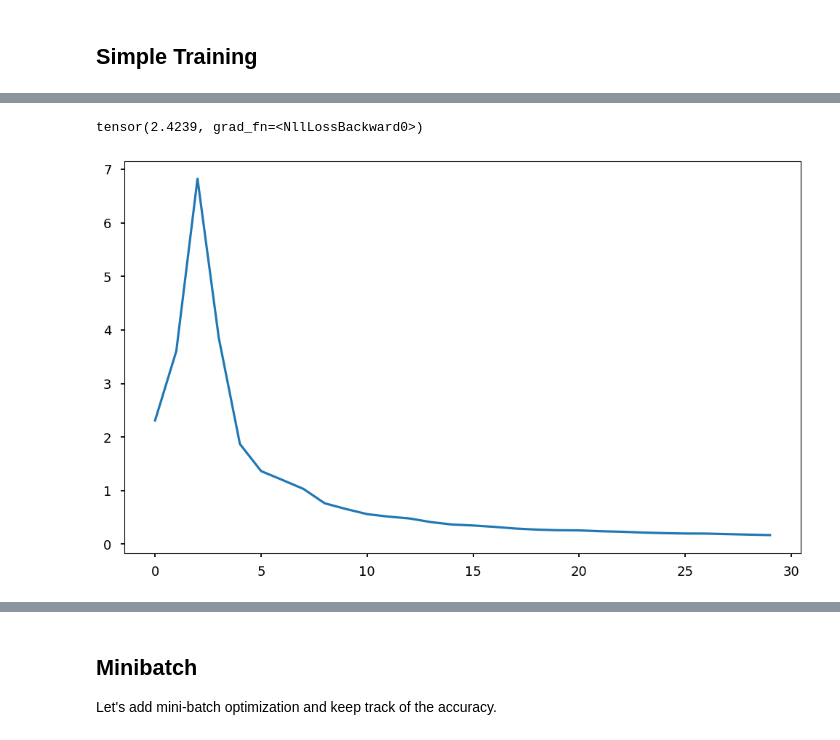
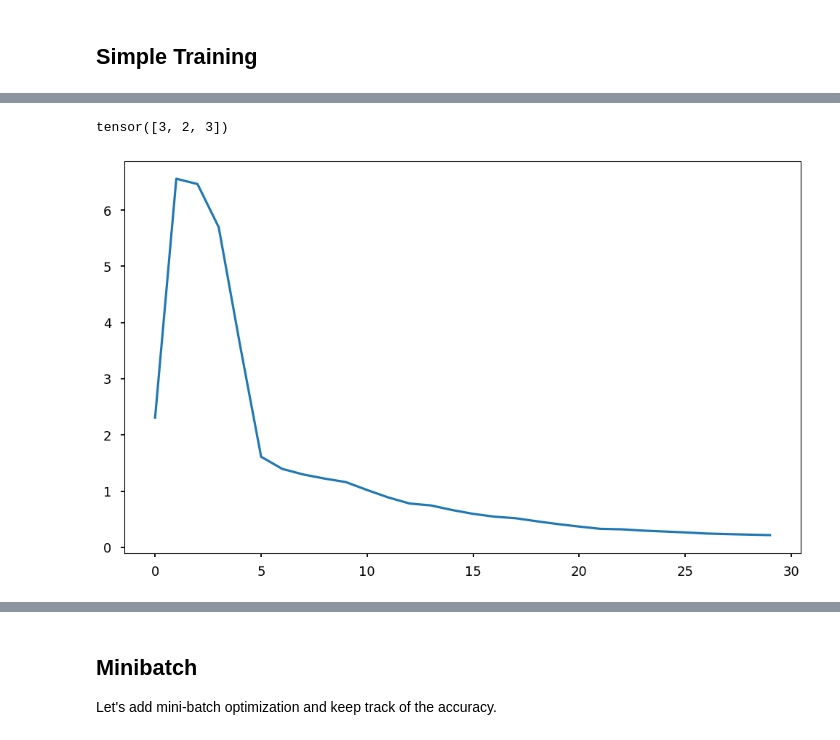
Before and after one commit to sraeisi/MachineLearning_Physics, a Jupyter notebook: 2/MLP_NN_ModelEvaluationa&Tuning.ipynb, the cells around one changed output, grey strips where cells are left out. Drawn from its saved outputs; the diff is of its cells as text; code cells hidden in the pictures.

```diff
--- a/2/MLP_NN_ModelEvaluationa&Tuning.ipynb
+++ b/2/MLP_NN_ModelEvaluationa&Tuning.ipynb
@@ -170,32 +170,33 @@ net = Net()
 
 optimizer = optim.Adam(net.parameters(), lr=.05, betas=(0.9, 0.999))
 # %%
-F.nll_loss(net.forward(x_tr[:3]), y_tr[:3])
+# F.nll_loss(net.forward(x_tr[:3]), y_tr[:3])
+net.forward(x_tr[:3]).argmax(axis=1)
 # %% [output]
-tensor(2.4239, grad_fn=<NllLossBackward0>)
+tensor([3, 2, 3])
 # %%
 %%time
 epochs = 30
 
 #We also need to keep track of the loss.
 losses = []
 
 for i in range(epochs):
     #Clear the previous gradients
     optimizer.zero_grad()
 
     #Precit the output for Given input
     y_pred = net.forward(x_tr)
 
-    loss = F.nll_loss(y_pred, y_tr)
+    loss = F.cross_entropy(y_pred, y_tr)
     losses += [loss.detach().numpy().copy()]
 
 
     loss.backward()
     optimizer.step()
 
 
 plt.plot(losses)
 plt.show()
 # %% [output]
-[figure, old version]
+[figure, new version]
```
Also changed, not shown: parts of 4 cells of this notebook.
